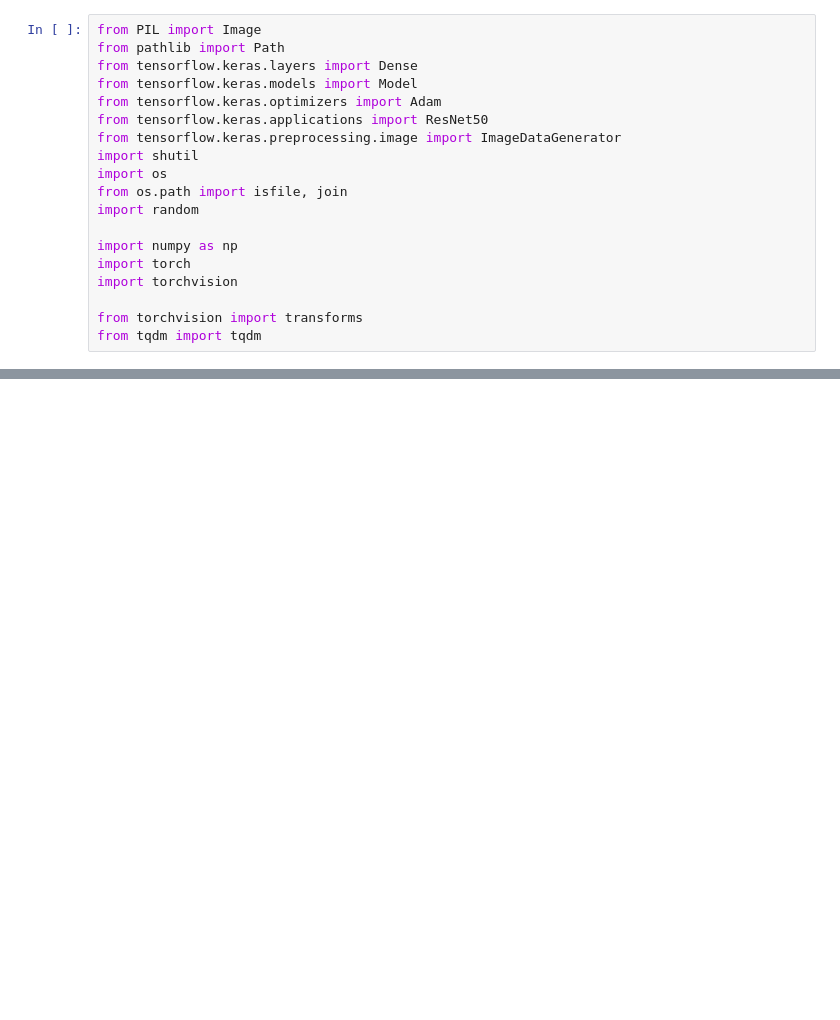
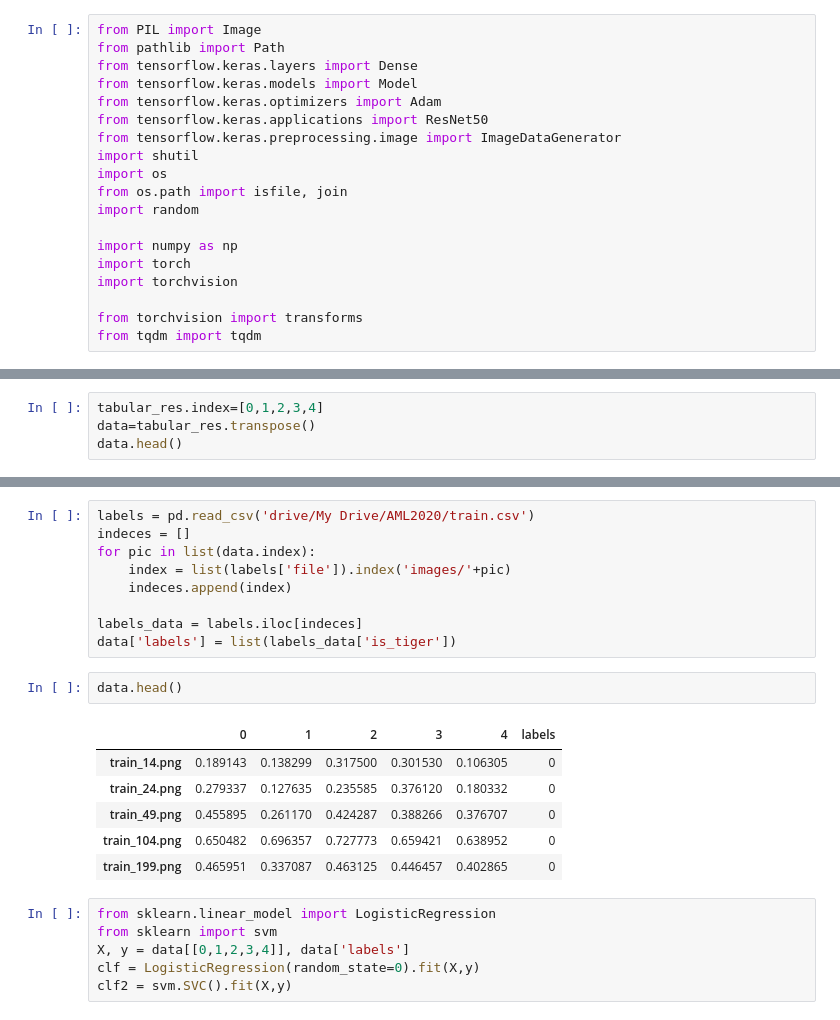
Before and after one commit to PeterTKovacs/mosquito_recoginition, a Jupyter notebook: APRO_baseline.ipynb, the cells around one changed output, grey strips where cells are left out. Saved outputs shown, nothing was run; the diff lists cells and outputs as text; blank space fills up the shorter version.

```diff
--- a/APRO_baseline.ipynb
+++ b/APRO_baseline.ipynb
@@ -481,0 +490,4 @@ ResNet(
+# %%
+tabular_res.index=[0,1,2,3,4]
+data=tabular_res.transpose()
+data.head()
@@ -481,0 +501,24 @@ ResNet(
+# %%
+labels = pd.read_csv('drive/My Drive/AML2020/train.csv')
+indeces = []
+for pic in list(data.index):
+    index = list(labels['file']).index('images/'+pic)
+    indeces.append(index)
+
+labels_data = labels.iloc[indeces]
+data['labels'] = list(labels_data['is_tiger'])
+# %%
+data.head()
+# %% [output]
+|  | 0 | 1 | 2 | 3 | 4 | labels |
+| train_14.png | 0.189143 | 0.138299 | 0.317500 | 0.301530 | 0.106305 | 0 |
+| train_24.png | 0.279337 | 0.127635 | 0.235585 | 0.376120 | 0.180332 | 0 |
+| train_49.png | 0.455895 | 0.261170 | 0.424287 | 0.388266 | 0.376707 | 0 |
+| train_104.png | 0.650482 | 0.696357 | 0.727773 | 0.659421 | 0.638952 | 0 |
+| train_199.png | 0.465951 | 0.337087 | 0.463125 | 0.446457 | 0.402865 | 0 |
+# %%
+from sklearn.linear_model import LogisticRegression
+from sklearn import svm
+X, y = data[[0,1,2,3,4]], data['labels']
+clf = LogisticRegression(random_state=0).fit(X,y)
+clf2 = svm.SVC().fit(X,y)
```
Also changed, not shown: parts of 33 cells of this notebook.
